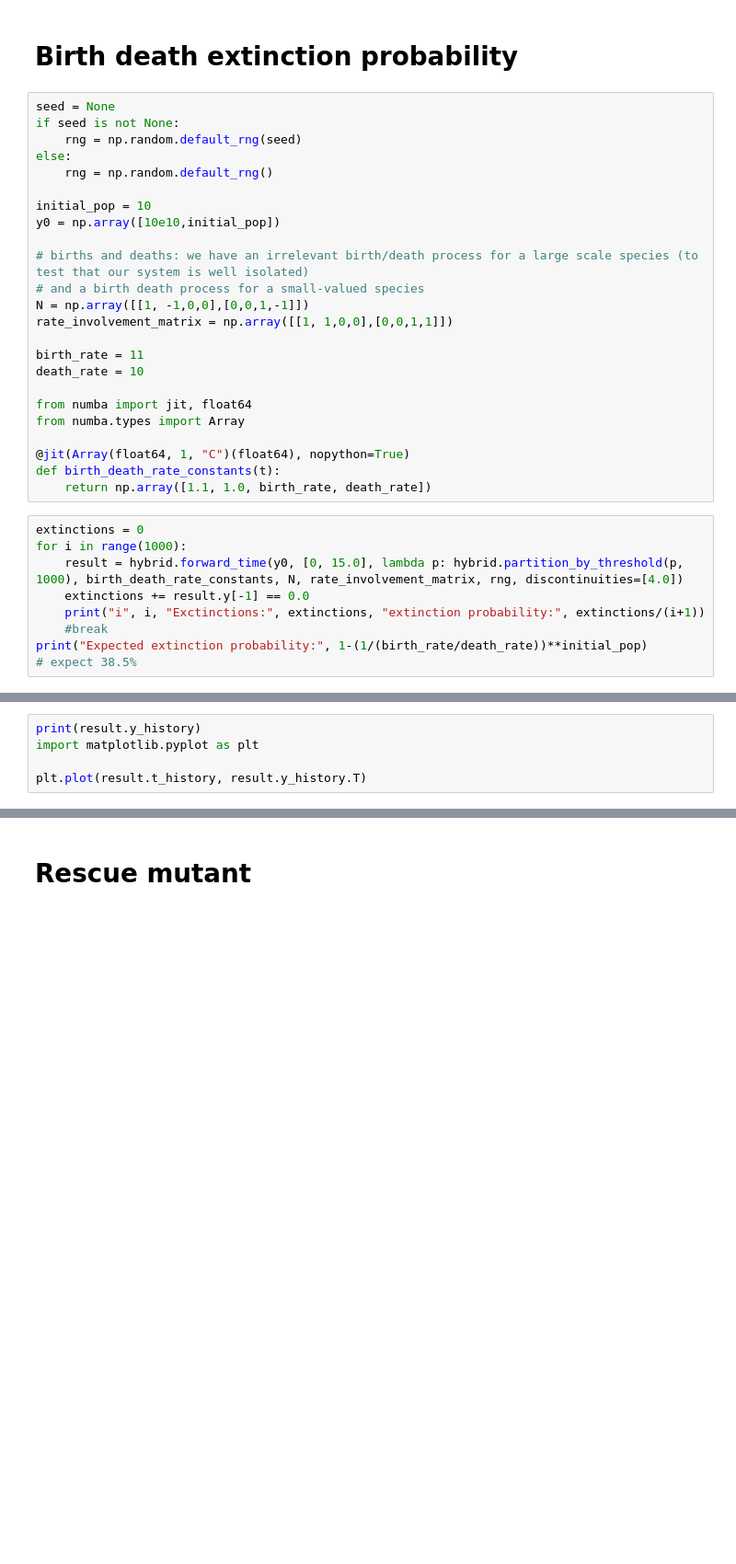
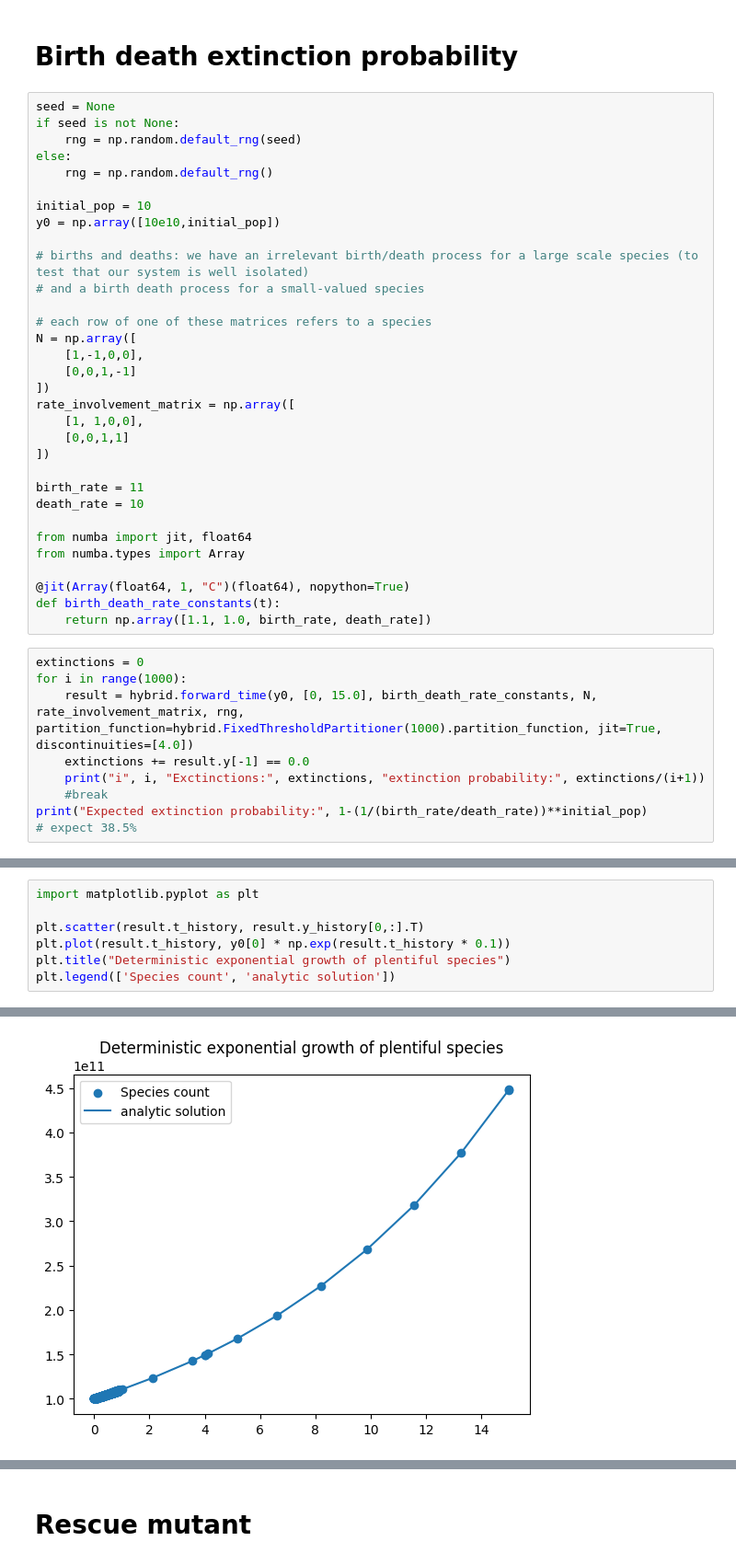
Before and after one commit to tanderson11/hybrid, a Jupyter notebook: Test cases.ipynb, the cells around one changed output, grey strips where cells are left out. Shown: that part at 92% size. Saved outputs shown, nothing was run; the diff lists cells and outputs as text; blank space fills up the shorter version.

```diff
--- a/Test cases.ipynb
+++ b/Test cases.ipynb
@@ -20,8 +20,16 @@ y0 = np.array([10e10,initial_pop])
 
 # births and deaths: we have an irrelevant birth/death process for a large scale species (to test that our system is well isolated)
 # and a birth death process for a small-valued species
-N = np.array([[1, -1,0,0],[0,0,1,-1]])
-rate_involvement_matrix = np.array([[1, 1,0,0],[0,0,1,1]])
+
+# each row of one of these matrices refers to a species
+N = np.array([
+    [1,-1,0,0],
+    [0,0,1,-1]
+])
+rate_involvement_matrix = np.array([
+    [1, 1,0,0],
+    [0,0,1,1]
+])
 
 birth_rate = 11
 death_rate = 10
@@ -35,7 +43,7 @@ def birth_death_rate_constants(t):
 # %%
 extinctions = 0
 for i in range(1000):
-    result = hybrid.forward_time(y0, [0, 15.0], lambda p: hybrid.partition_by_threshold(p, 1000), birth_death_rate_constants, N, rate_involvement_matrix, rng, discontinuities=[4.0])
+    result = hybrid.forward_time(y0, [0, 15.0], birth_death_rate_constants, N, rate_involvement_matrix, rng, partition_function=hybrid.FixedThresholdPartitioner(1000).partition_function, jit=True, discontinuities=[4.0])
     extinctions += result.y[-1] == 0.0
     print("i", i, "Exctinctions:", extinctions, "extinction probability:", extinctions/(i+1))
     #break
@@ -44,5 +58,8 @@ print("Expected extinction probability:", 1-(1/(birth_rate/death_rate))**initial
 # %%
-print(result.y_history)
 import matplotlib.pyplot as plt
 
-plt.plot(result.t_history, result.y_history.T)
+plt.scatter(result.t_history, result.y_history[0,:].T)
+plt.plot(result.t_history, y0[0] * np.exp(result.t_history * 0.1))
+plt.title("Deterministic exponential growth of plentiful species")
+plt.legend(['Species count', 'analytic solution'])
+# %% [output]
@@ -48,0 +67 @@ plt.plot(result.t_history, result.y_history.T)
+[figure, added]
```
Also changed, not shown: parts of 6 cells of this notebook, 1 other file.
